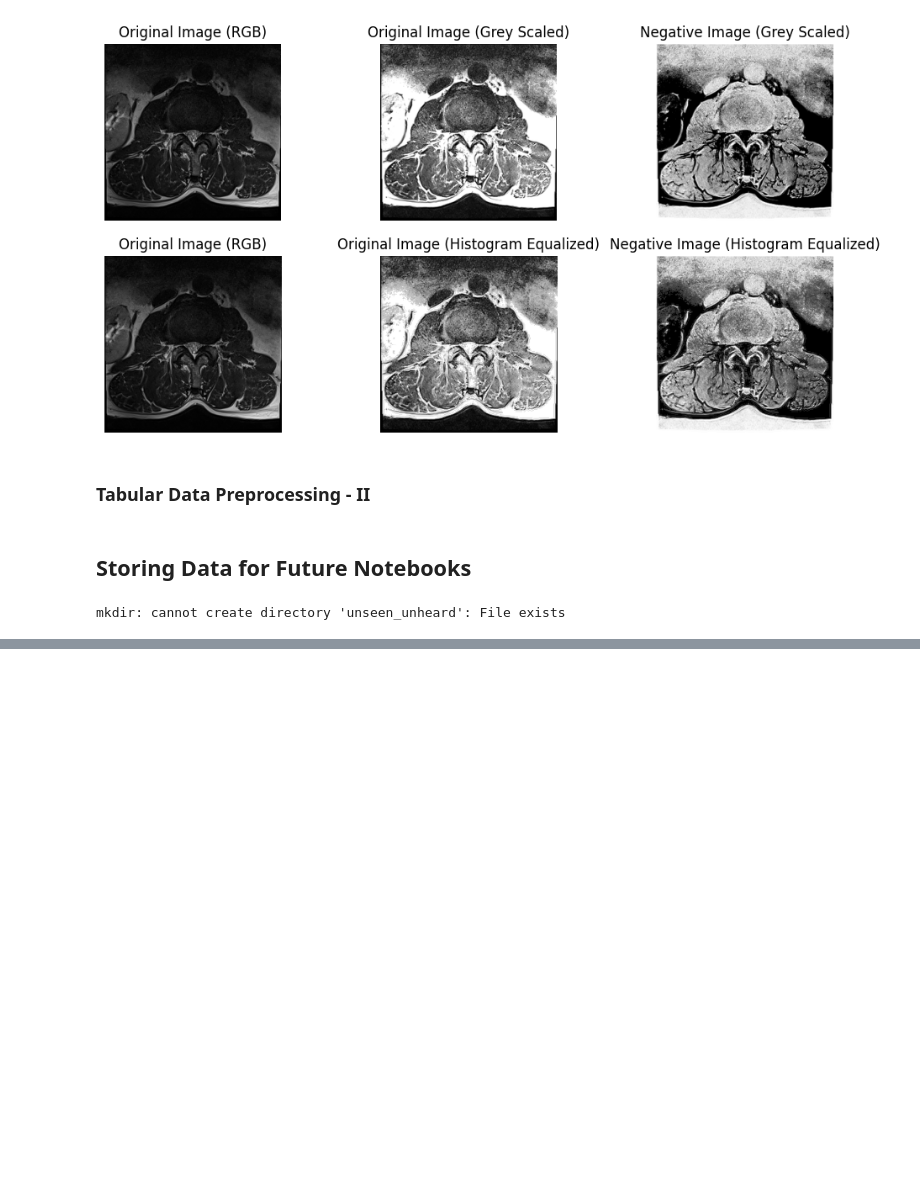
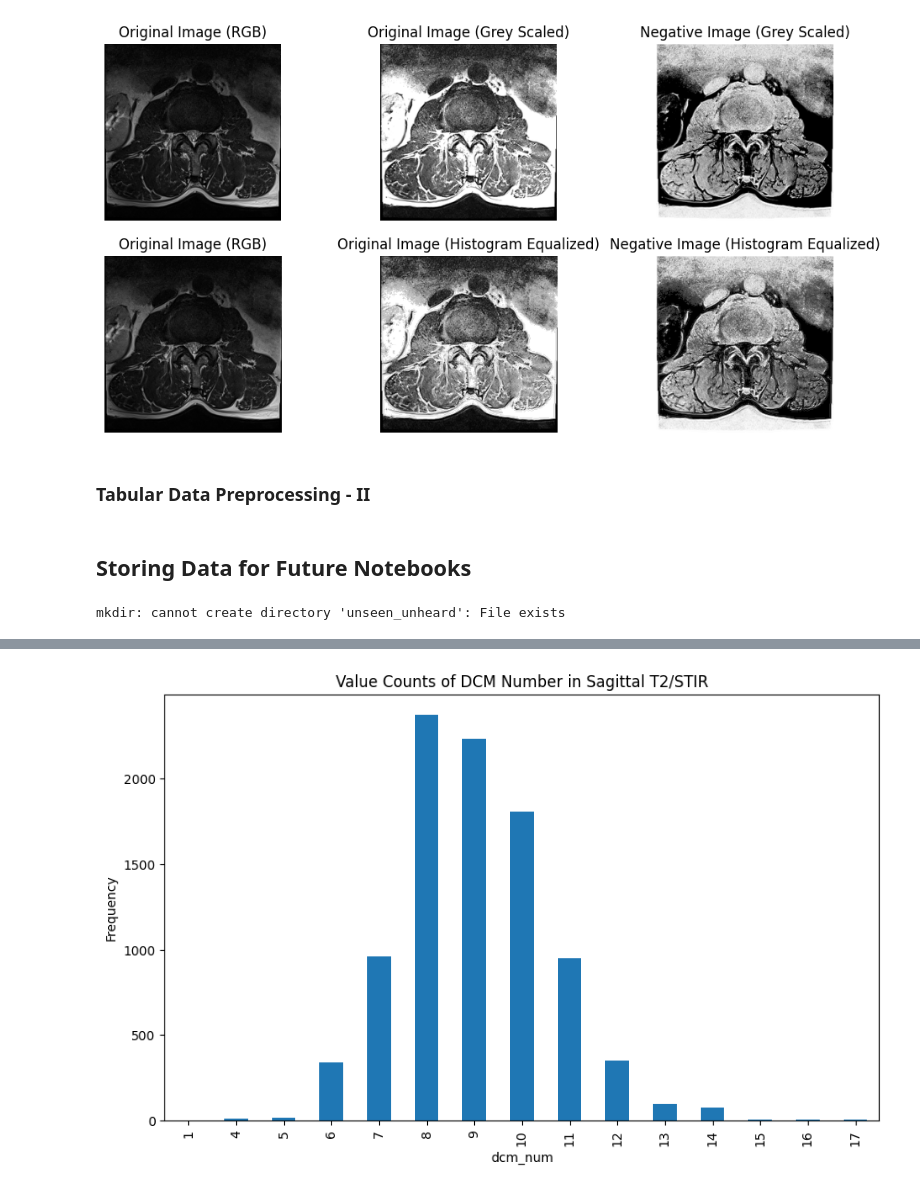
Before and after one commit to ahmedembeddedxx/lumbar-spine-degenerative-classification, a Jupyter notebook: src/ML/0 preprocessor.ipynb, the cells around one changed output, grey strips where cells are left out. Drawn from its saved outputs; the diff is of its cells as text; code cells hidden in the pictures; blank space fills up the shorter version.

```diff
--- a/src/ML/0 preprocessor.ipynb
+++ b/src/ML/0 preprocessor.ipynb
@@ -581,0 +601,13 @@ for folder_name in tqdm(os.listdir(source_path)):
+# %%
+import matplotlib.pyplot as plt
+
+df1['dcm_num'] = pd.to_numeric(df1['dcm_num'], errors='coerce')
+
+df1 = df1.dropna(subset=['dcm_num'])
+
+df1['dcm_num'].value_counts().sort_index().plot(kind='bar', figsize=(10, 6), title="Value Counts of DCM Number in Sagittal T2/STIR")
+plt.xlabel('dcm_num')
+plt.ylabel('Frequency')
+plt.show()
+# %% [output]
+[figure, added]
```
Also changed, not shown: parts of 5 cells of this notebook, 2 other files.
